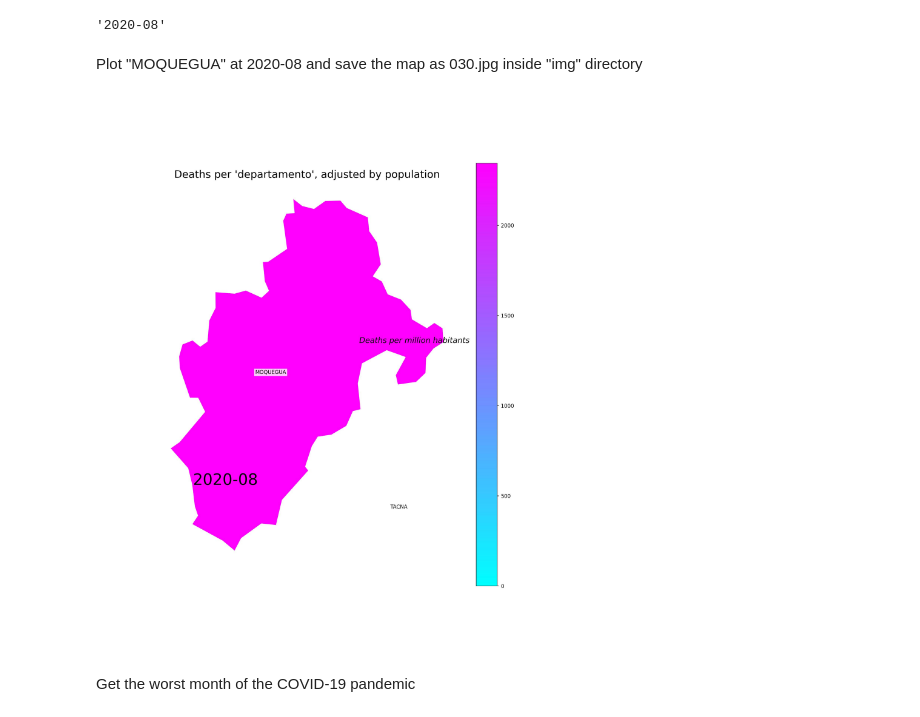
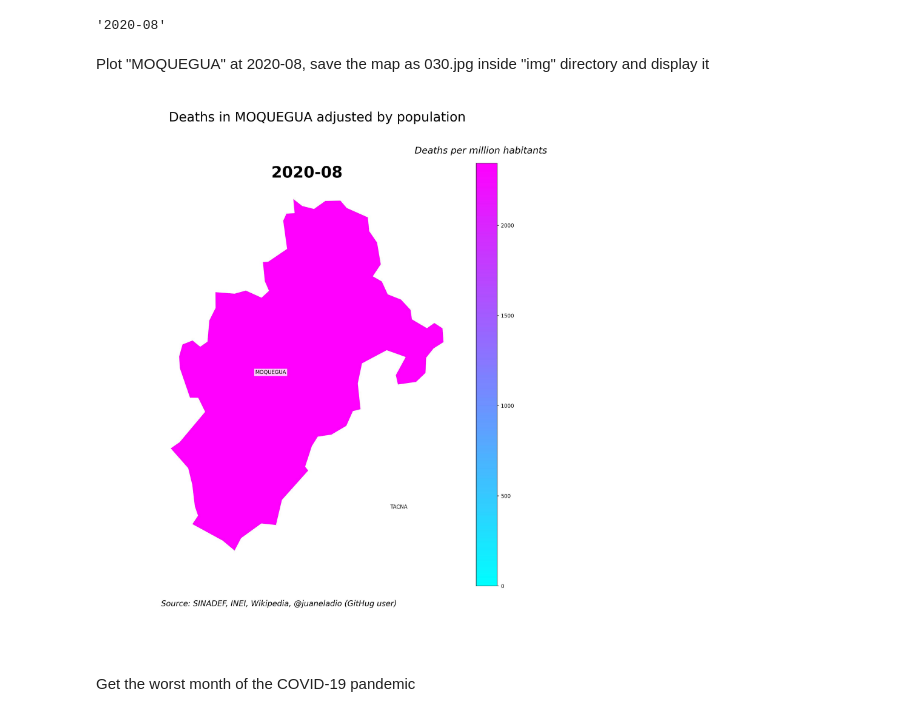
Before and after one commit to lheredias/covid19-peru-map, a Jupyter notebook: try.ipynb, the cells around one changed output. Cells and saved outputs as stored; diff of their text form; code cells hidden in the pictures.

```diff
--- a/try.ipynb
+++ b/try.ipynb
@@ -174,28 +176,35 @@ Having finshed the data manipulation part, we can move onto plotting our choropl
 This whole process will create a total of 27 choropleth maps (one per month) inside "img" directory .
 # %%
 # Plot function
-def plot(month,i,dep=None):
+def plot(month,i,vmin,vmax,dep=None):
+  source='Source: SINADEF, INEI, Wikipedia, @juaneladio (GitHug user)'
   df_peru[month]=final_df[month].values
   fig, ax = plt.subplots(1, figsize=(13, 15))
   if dep is None:
     df_peru_to_plot=df_peru
+    description="Deaths per 'departamento', adjusted by population"
   else:
     df_peru_to_plot=df_peru[df_peru["NOMBDEP"]==dep]
+    description=f"Deaths in {dep} adjusted by population"
   df_peru_to_plot.plot(column=month,cmap='cool',
   linewidth=1, ax=ax,edgecolor='1', vmin=vmin, vmax=vmax,legend=True,
   norm=plt.Normalize(vmin=vmin, vmax=vmax))
   ax.axis("off")
-  ax.set_title(title,fontsize=20)
+  ax.set_title(f"{month}",fontsize=30)
+  ax.set_title(f"{month}",fontsize=30, weight='bold')
   for idx, row in df_peru.iterrows():
     ax.text(row.coords[0], row.coords[1], row["NOMBDEP"],
     horizontalalignment='center',
     bbox={'facecolor': 'white', 'alpha':0.8, 'pad': 2, 'edgecolor':'none'})
-  ax.annotate(f"{month}", xy=(0.2, .3), xycoords='figure fraction',
+  ax.annotate(description, xy=(0.15, .95), xycoords='figure fraction',
             horizontalalignment='left', verticalalignment='bottom',
-            fontsize=30)
-  ax.annotate("Deaths per million habitants", xy=(0.77, 0.57), xycoords='figure fraction',
+            fontsize=25)
+  ax.annotate(source, xy=(0.62, 0.1), xycoords='figure fraction',
             horizontalalignment='right', verticalalignment='top',
             fontsize=15, style='italic')
+  ax.annotate("Deaths per million habitants", xy=(0.93, 0.91), xycoords='figure fraction',
+            horizontalalignment='right', verticalalignment='top',
+            fontsize=18, style='italic')
   if i<10:
     filepath = f"img/00{i}.jpg"
   else:
@@ -300,13 +308,13 @@ final_df.iloc[17].idxmax()
 # %% [output]
 '2020-08'
 # %% [markdown]
-Plot "MOQUEGUA" at 2020-08 and save the map as 030.jpg inside "img" directory
+Plot "MOQUEGUA" at 2020-08, save the map as 030.jpg inside "img" directory and display it
 # %%
-chart=plot("2020-08",30,"MOQUEGUA")
+chart=plot("2020-08",30,vmin,vmax,"MOQUEGUA")
 pil_img = Image(filename='img/030.jpg')
 display(pil_img)
 # %% [output]
-[figure, old version]
+[figure, new version]
 # %% [markdown]
 Get the worst month of the COVID-19 pandemic
 # %%
```
Also changed, not shown: parts of 4 cells of this notebook, 3 other files.
